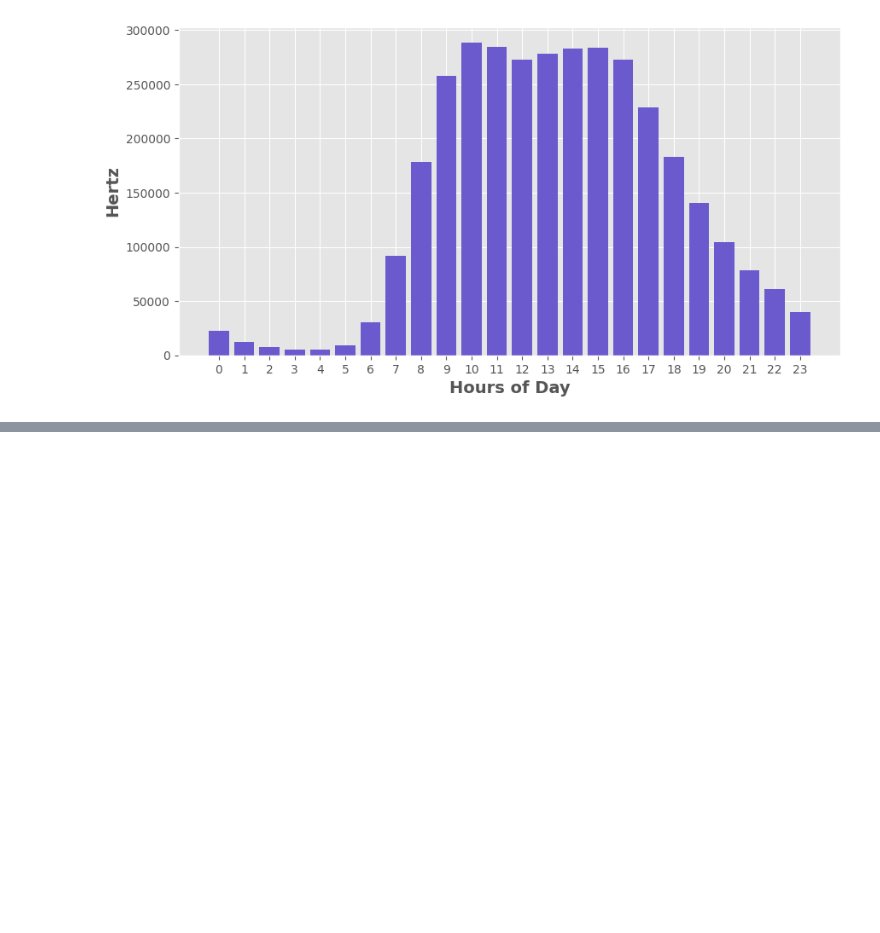
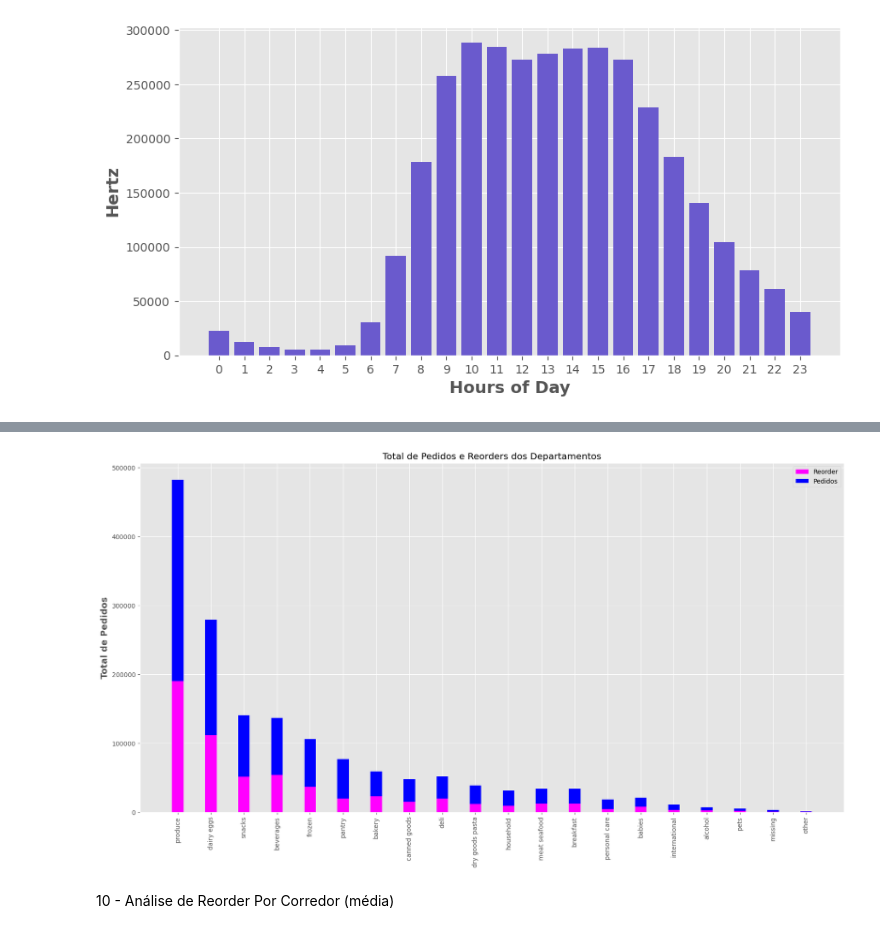
Before and after one commit to Lopes-debug/Data_Analysis_6_py, a Jupyter notebook: project_06.ipynb, the cells around one changed output, grey strips where cells are left out. Drawn from its saved outputs; the diff is of its cells as text; code cells hidden in the pictures; blank space fills up the shorter version.

```diff
--- a/project_06.ipynb
+++ b/project_06.ipynb
@@ -150,0 +217,26 @@ plt.show()
+# %%
+# Definir o tamanho do chunk (exemplo: 1 milhão de linhas por vez)
+chunksize = 10**6
+
+# Inicializar listas para armazenar os resultados dos chunks
+a_20_list = []
+b_20_list = []
+c_20_list = []
+
+# Iterar sobre o DataFrame em pedaços
+for start in range(0, len(prod_prior), chunksize):
+    chunk = prod_prior.iloc[start:start + chunksize]
+
+    # Agrupamento dentro de cada chunk
+    ped_reo = chunk.groupby('department')['reordered'].agg(['count', 'sum']).rename(columns={'count':'total', 'sum':'reorders'})
+    ped_reo = ped_reo.sort_values('total', ascending=False).reset_index()
+
+    # Adicionar resultados dos 20 principais registros em cada chunk
+    a_20_list.extend(ped_reo['total'].head(20).to_list())
+    b_20_list.extend(ped_reo['reorders'].head(20).to_list())
+    c_20_list.extend(ped_reo['department'].head(20).to_list())
+
+# Depois de processar todos os chunks, as listas contêm os dados acumulados
+a_20 = a_20_list[:20]  # Seleciona os 20 principais no total
+b_20 = b_20_list[:20]
+c_20 = c_20_list[:20]
@@ -150,0 +251,14 @@ plt.show()
+# %%
+width=0.35
+fig, ax = plt.subplots(figsize=(20,10))
+ax.bar(c_20, b_20, width, label='Reorder', color='magenta')
+ax.bar(c_20, a_20, width, bottom=b_20, label='Pedidos', color='blue')
+ax.set_ylabel('Total de Pedidos', fontsize=14, fontweight='bold')
+ax.legend()
+ax.set_title('Total de Pedidos e Reorders dos Departamentos')
+plt.xticks(rotation=90)
+plt.show()
+# %% [output]
+[figure, added]
+# %% [markdown]
+10 - Análise de Reorder Por Corredor (média)
```
Also changed, not shown: parts of 47 cells of this notebook.
